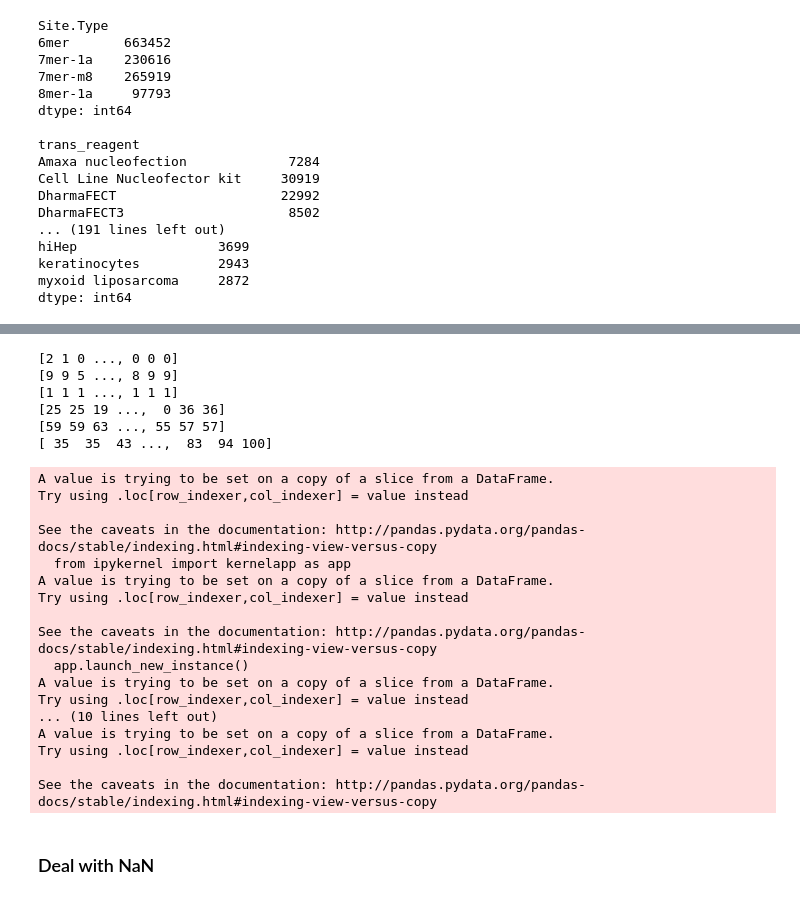
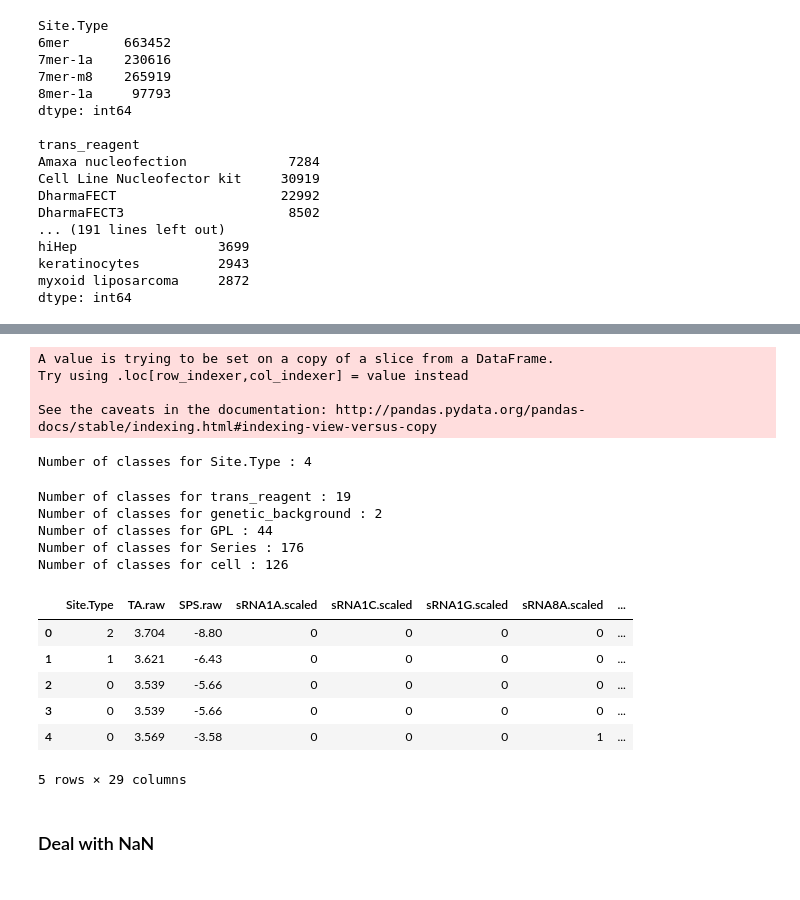
Before and after one commit to niekoloid/ssdata_dna_analysis, a Jupyter notebook: Regression_SSDATA.ipynb, the cells around one changed output, grey strips where cells are left out. Cells and saved outputs as stored; diff of their text form; code cells hidden in the pictures.

Commit message:
randomized index

```diff
--- a/Regression_SSDATA.ipynb
+++ b/Regression_SSDATA.ipynb
@@ -87,10 +91,9 @@ dtype: object
 ### Preprocess Categorical Data
 # %%
 # Show classes in the features in object type, which must be transformed into digits.
-
-cols = ['Site.Type', "trans_reagent","genetic_background","GPL","Series","cell",]
-for i, v in enumerate(cols):
-    print dataset.groupby(v).size()
+obj_cols = ['Site.Type', "trans_reagent","genetic_background","GPL","Series","cell",]
+for i, v in enumerate(obj_cols):
+    print dataset_trim.groupby(v).size()
     print
 # %% [output]
 Site.Type
@@ -221,43 +116,32 @@ print hot_cell.shape
-# %%
-print hot_SiteType
-print hot_trans_reagent
-print hot_genetic_background
-print hot_GPL
-print hot_Series
-print hot_cell
-# %% [output]
-[2 1 0 ..., 0 0 0]
-[9 9 5 ..., 8 9 9]
-[1 1 1 ..., 1 1 1]
-[25 25 19 ...,  0 36 36]
-[59 59 63 ..., 55 57 57]
-[ 35  35  43 ...,  83  94 100]
-# %%
-# Substitute Categorical valuable with digits
-dataset['Site.Type'] = hot_SiteType
-dataset['trans_reagent'] = hot_trans_reagent
-dataset['genetic_background'] = hot_genetic_background
-dataset['GPL'] = hot_GPL
-dataset['Series'] = hot_Series
-dataset['cell'] = hot_cell
-# %% [output]
-A value is trying to be set on a copy of a slice from a DataFrame.
-Try using .loc[row_indexer,col_indexer] = value instead
-
-See the caveats in the documentation: http://pandas.pydata.org/pandas-docs/stable/indexing.html#indexing-view-versus-copy
-  from ipykernel import kernelapp as app
-A value is trying to be set on a copy of a slice from a DataFrame.
-Try using .loc[row_indexer,col_indexer] = value instead
-
-See the caveats in the documentation: http://pandas.pydata.org/pandas-docs/stable/indexing.html#indexing-view-versus-copy
-  app.launch_new_instance()
-A value is trying to be set on a copy of a slice from a DataFrame.
-Try using .loc[row_indexer,col_indexer] = value instead
-... (10 lines left out)
-A value is trying to be set on a copy of a slice from a DataFrame.
-Try using .loc[row_indexer,col_indexer] = value instead
-
-See the caveats in the documentation: http://pandas.pydata.org/pandas-docs/stable/indexing.html#indexing-view-versus-copy
+# %%
+dataset_enc = dataset_trim
+mlb = []
+obj_cols = ['Site.Type', "trans_reagent","genetic_background","GPL","Series","cell",]
+for i, v in enumerate(obj_cols):
+    mlb.append(LabelEncoder())
+    mlb[i].fit(dataset_trim[v])
+    dataset_enc[v] = mlb[i].transform(dataset_trim[v])
+    print "Number of classes for " + v + " : " + str(len(mlb[i].classes_))
+    #print mlb[i].classes_
+dataset_enc.head()
+# %% [output]
+A value is trying to be set on a copy of a slice from a DataFrame.
+Try using .loc[row_indexer,col_indexer] = value instead
+
+See the caveats in the documentation: http://pandas.pydata.org/pandas-docs/stable/indexing.html#indexing-view-versus-copy
+Number of classes for Site.Type : 4
+Number of classes for trans_reagent : 19
+Number of classes for genetic_background : 2
+Number of classes for GPL : 44
+Number of classes for Series : 176
+Number of classes for cell : 126
+|  | Site.Type | TA.raw | SPS.raw | sRNA1A.scaled | sRNA1C.scaled | sRNA1G.scaled | sRNA8A.scaled | ... |
+| 0 | 2 | 3.704 | -8.80 | 0 | 0 | 0 | 0 | ... |
+| 1 | 1 | 3.621 | -6.43 | 0 | 0 | 0 | 0 | ... |
+| 2 | 0 | 3.539 | -5.66 | 0 | 0 | 0 | 0 | ... |
+| 3 | 0 | 3.539 | -5.66 | 0 | 0 | 0 | 0 | ... |
+| 4 | 0 | 3.569 | -3.58 | 0 | 0 | 0 | 1 | ... |
+5 rows × 29 columns
 # %% [markdown]
 ### Deal with NaN
 # %%
```
Also changed, not shown: parts of 21 cells of this notebook.
